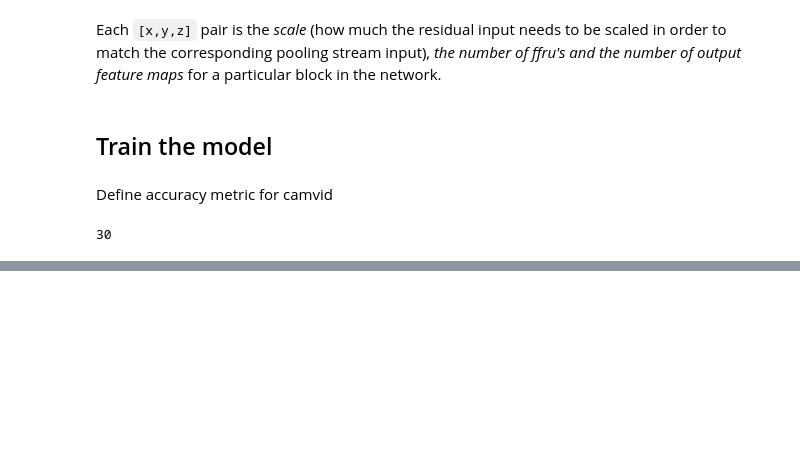
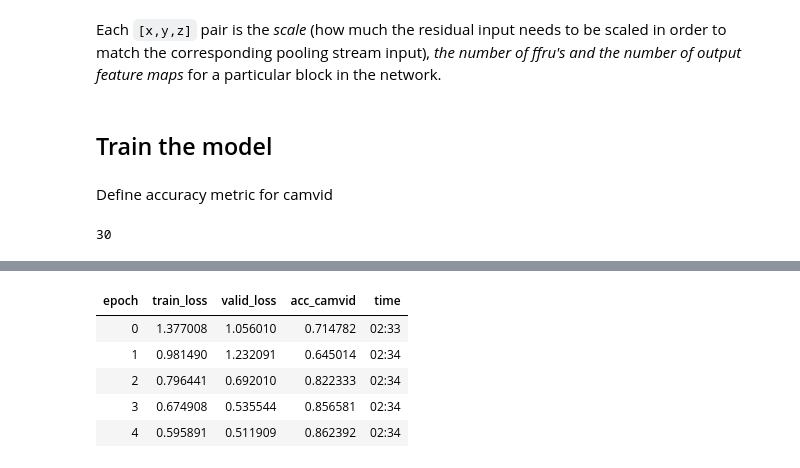
Before and after one commit to asiedubrempong/fastai-experiments, a Jupyter notebook: segmentation/frrn/frrn.ipynb, the cells around one changed output, grey strips where cells are left out. Cells and saved outputs as stored; diff of their text form; code cells hidden in the pictures; blank space fills up the shorter version.

```diff
--- a/segmentation/frrn/frrn.ipynb
+++ b/segmentation/frrn/frrn.ipynb
@@ -191,0 +224,9 @@ RuntimeError: CUDA out of memory. Tried to allocate 254.00 MiB (GPU 0; 7.94 GiB
+# %%
+learn.fit_one_cycle(5, 3e-3)
+# %% [output]
+| epoch | train_loss | valid_loss | acc_camvid | time |
+| 0 | 1.377008 | 1.056010 | 0.714782 | 02:33 |
+| 1 | 0.981490 | 1.232091 | 0.645014 | 02:34 |
+| 2 | 0.796441 | 0.692010 | 0.822333 | 02:34 |
+| 3 | 0.674908 | 0.535544 | 0.856581 | 02:34 |
+| 4 | 0.595891 | 0.511909 | 0.862392 | 02:34 |
```
Also changed, not shown: parts of 10 cells of this notebook, 1 other file.
